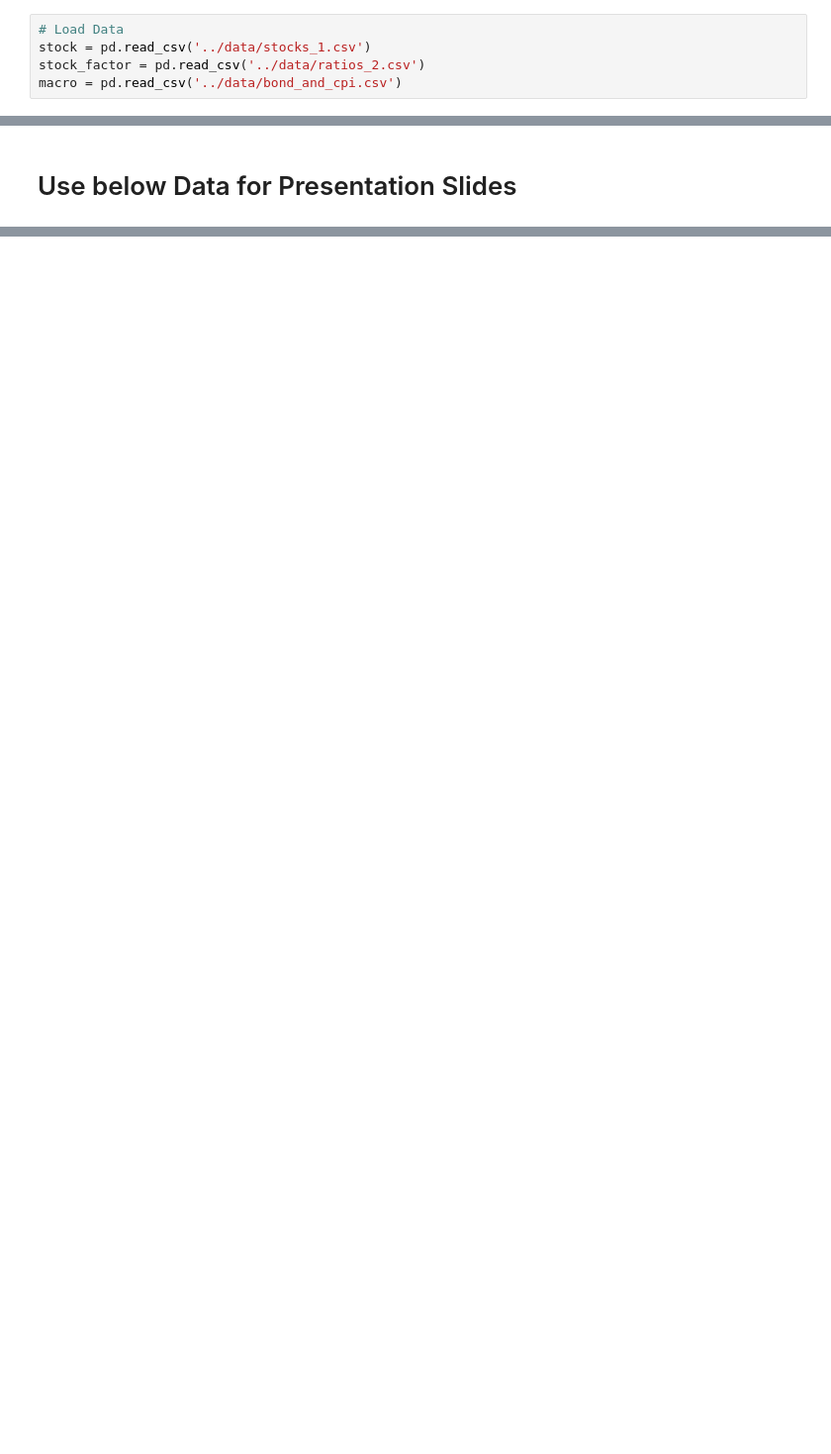
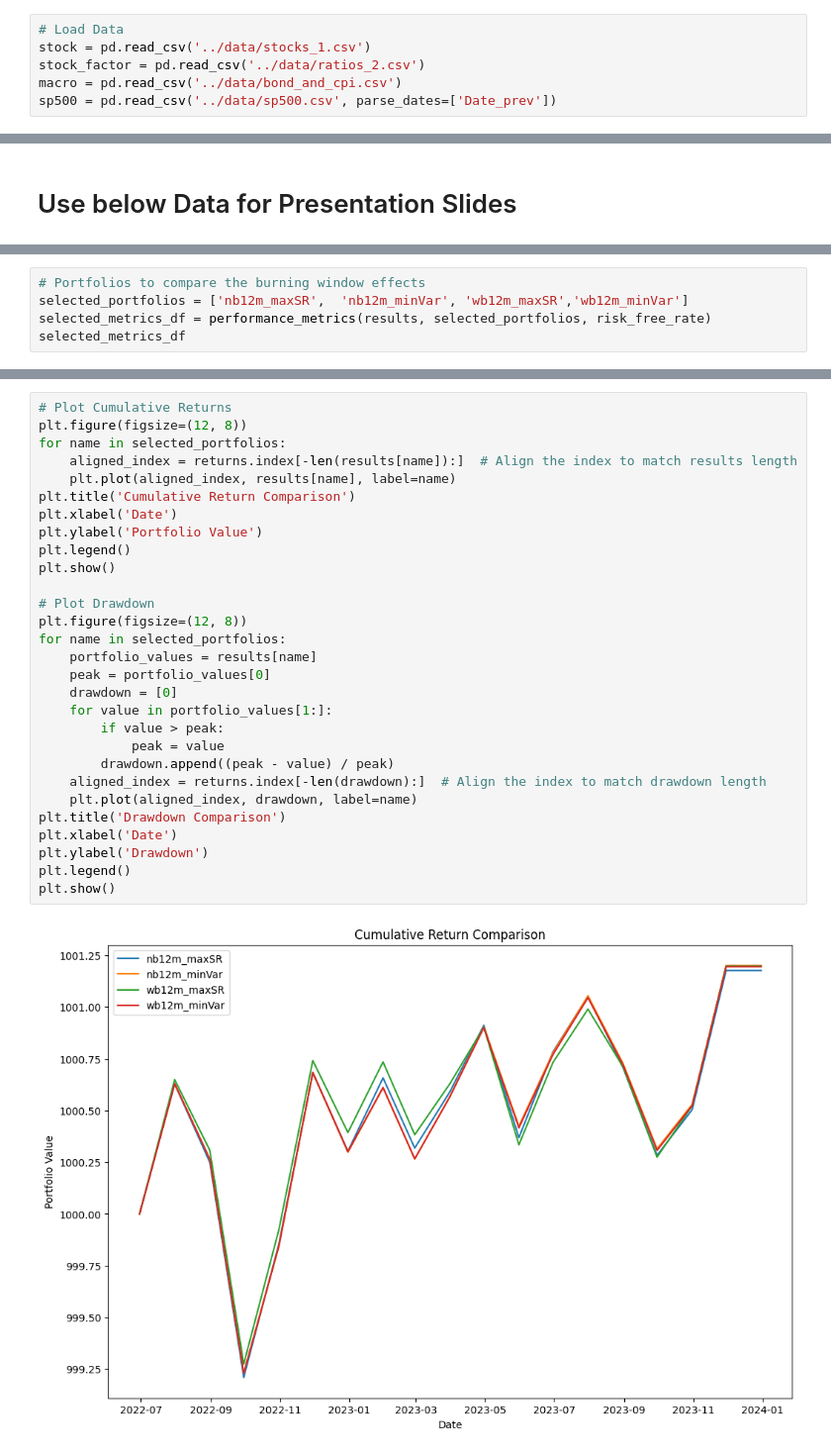
Before and after one commit to 97continuum/LSTM_based_Portfolio_Optimization, a Jupyter notebook: src/main.ipynb, the cells around one changed output, grey strips where cells are left out. Shown at 99% size. Drawn from its saved outputs; the diff is of its cells as text; blank space fills up the shorter version.

```diff
--- a/src/main.ipynb
+++ b/src/main.ipynb
@@ -26,6 +44,7 @@ from helper import (create_df_per_stock,
 stock = pd.read_csv('../data/stocks_1.csv')
 stock_factor = pd.read_csv('../data/ratios_2.csv')
 macro = pd.read_csv('../data/bond_and_cpi.csv')
+sp500 = pd.read_csv('../data/sp500.csv', parse_dates=['Date_prev'])
 # %%
 # Select stocks
 stock_avg = preprocess_stock_data(stock)
@@ -236,0 +652,5 @@ print(f"Shape of y_test: {y_test.shape}")
+# %%
+# Portfolios to compare the burning window effects
+selected_portfolios = ['nb12m_maxSR',  'nb12m_minVar', 'wb12m_maxSR','wb12m_minVar']
+selected_metrics_df = performance_metrics(results, selected_portfolios, risk_free_rate)
+selected_metrics_df
@@ -236,0 +663,31 @@ print(f"Shape of y_test: {y_test.shape}")
+# %%
+# Plot Cumulative Returns
+plt.figure(figsize=(12, 8))
+for name in selected_portfolios:
+    aligned_index = returns.index[-len(results[name]):]  # Align the index to match results length
+    plt.plot(aligned_index, results[name], label=name)
+plt.title('Cumulative Return Comparison')
+plt.xlabel('Date')
+plt.ylabel('Portfolio Value')
+plt.legend()
+plt.show()
+
+# Plot Drawdown
+plt.figure(figsize=(12, 8))
+for name in selected_portfolios:
+    portfolio_values = results[name]
+    peak = portfolio_values[0]
+    drawdown = [0]
+    for value in portfolio_values[1:]:
+        if value > peak:
+            peak = value
+        drawdown.append((peak - value) / peak)
+    aligned_index = returns.index[-len(drawdown):]  # Align the index to match drawdown length
+    plt.plot(aligned_index, drawdown, label=name)
+plt.title('Drawdown Comparison')
+plt.xlabel('Date')
+plt.ylabel('Drawdown')
+plt.legend()
+plt.show()
+# %% [output]
+[figure, added]
```
Also changed, not shown: parts of 38 cells of this notebook, 6 other files.
